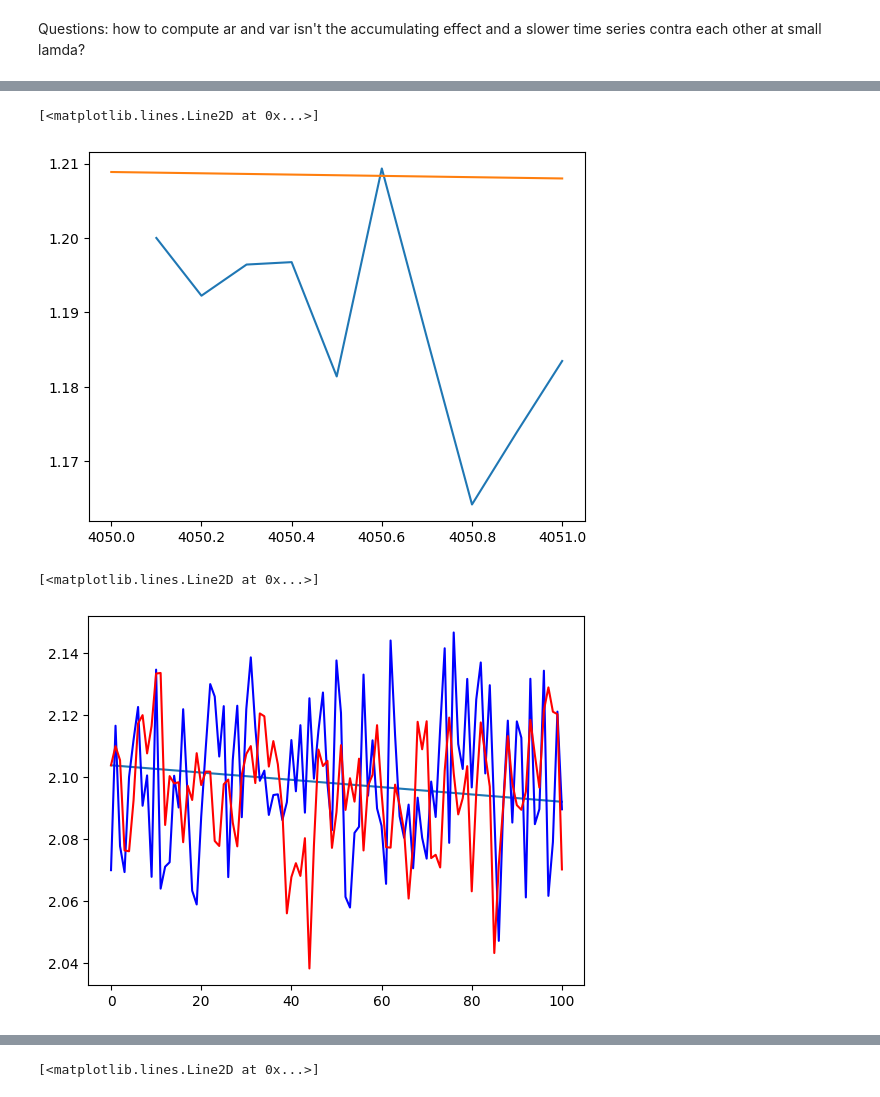
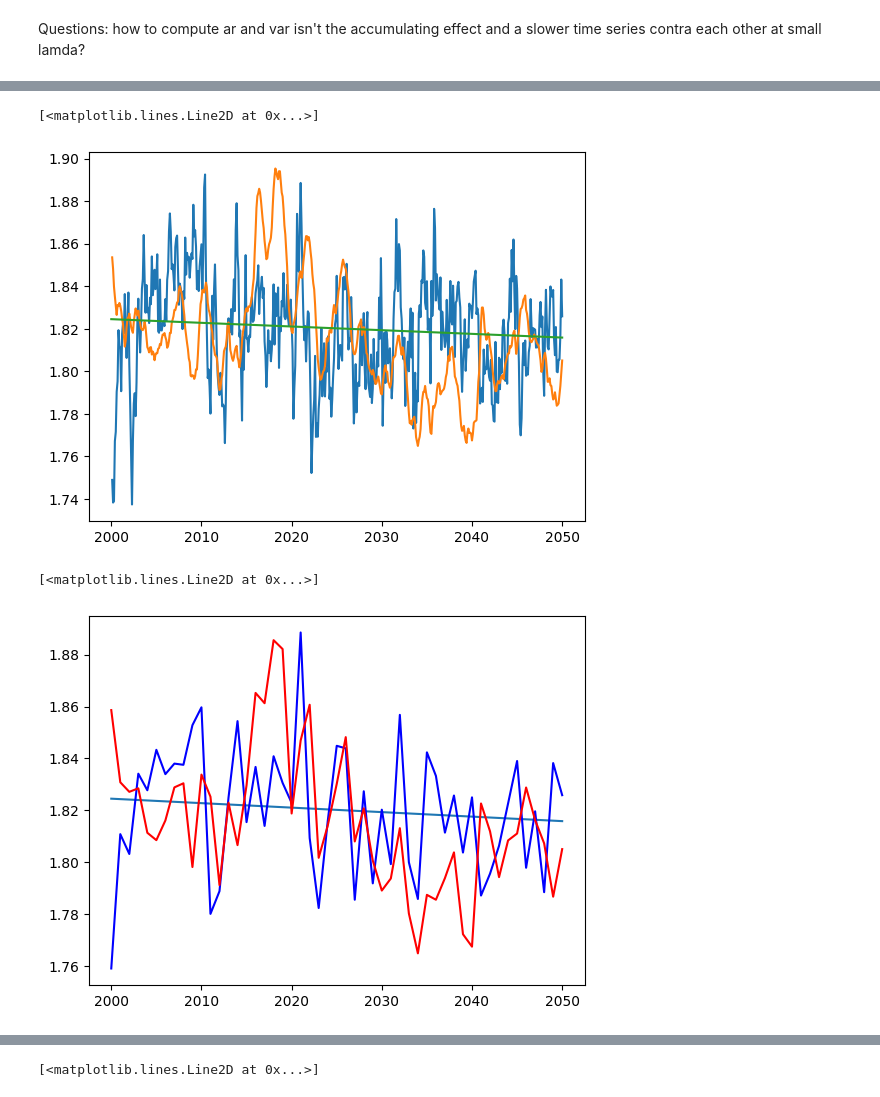
Before and after one commit to j-dichgans/Bachelor-Thesis, a Jupyter notebook: clarke_fig_1_f_dynamics.ipynb, the cells around one changed output, grey strips where cells are left out. Cells and saved outputs as stored; diff of their text form; code cells hidden in the pictures.

```diff
--- a/clarke_fig_1_f_dynamics.ipynb
+++ b/clarke_fig_1_f_dynamics.ipynb
@@ -97,28 +89,26 @@ up_to_time = 1
+# %%
+start_t = 2000
+stop_t = 2050
 # %%
 #all steps from unit time i to unit time j
-start_t = 4050
-stop_t = 4051
-
-# start_t = 0
-# stop_t = 1
 
 n_steps = (stop_t - start_t)*steps_per_unit_time
 
 plt.plot(np.linspace(start_t + dt,stop_t,n_steps),xs_white[start_t*steps_per_unit_time + 1:stop_t*steps_per_unit_time + 1])
+
+plt.plot(np.linspace(start_t + dt,stop_t,n_steps),xs_red[start_t*steps_per_unit_time + 1:stop_t*steps_per_unit_time + 1])
+
 plt.plot(ts[start_t:stop_t + 1],upper[start_t:stop_t + 1])
-
-# plt.plot(np.linspace(0,up_to_time,up_to_time*steps_per_unit_time + 1),xs_white[:up_to_time*steps_per_unit_time + 1])
-# plt.plot(ts[:up_to_time + 1],upper[:up_to_time + 1])
 # %% [output]
 [<matplotlib.lines.Line2D at 0x...>]
-[figure, old version]
+[figure, new version]
 # %%
 #filtered time series
 
-plt.plot(np.arange(up_to_time + 1),upper[:up_to_time + 1])
-plt.plot(np.arange(up_to_time + 1),xs_white_filtered[:up_to_time + 1],color="blue")
-plt.plot(np.arange(up_to_time + 1),xs_red_filtered[:up_to_time + 1],color="red")
+plt.plot(np.arange(start_t,stop_t + 1),upper[start_t:stop_t + 1])
+plt.plot(np.arange(start_t,stop_t + 1),xs_white_filtered[start_t:stop_t + 1],color = "blue")
+plt.plot(np.arange(start_t,stop_t + 1),xs_red_filtered[start_t:stop_t + 1], color = "red")
 # %% [output]
 [<matplotlib.lines.Line2D at 0x...>]
-[figure, old version]
+[figure, new version]
 # %%
```
Also changed, not shown: parts of 9 cells of this notebook.
